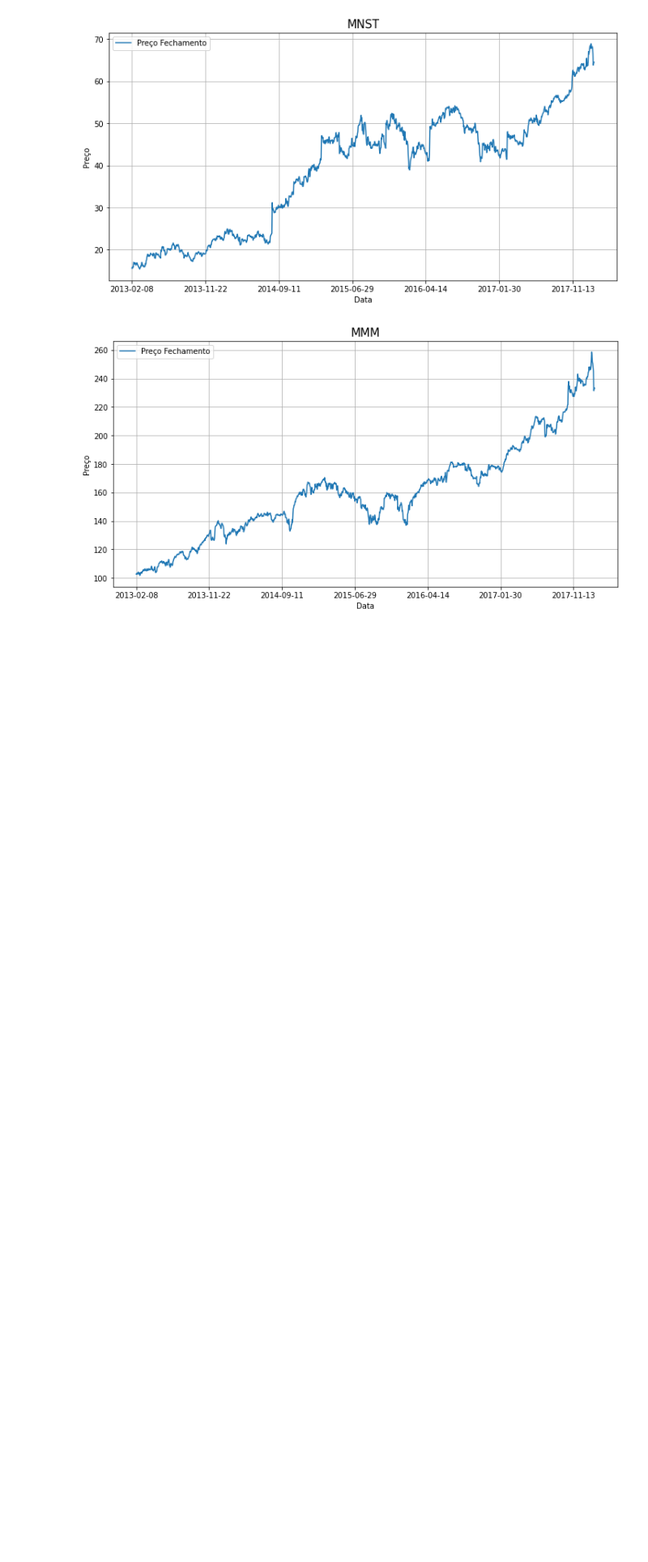
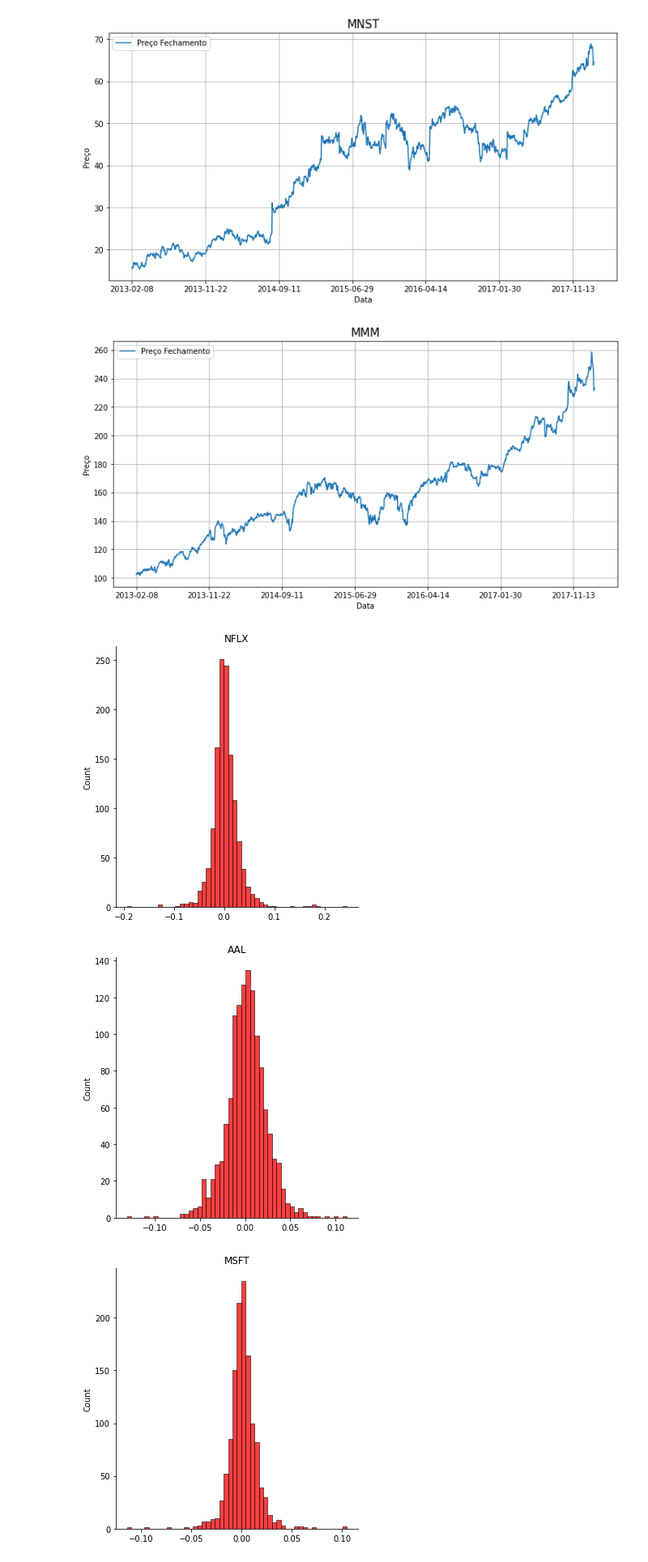
Before and after one commit to Gabrieleas10/monte_carlo_simulation, a Jupyter notebook: monte_carlo_simulations.ipynb, the cells around one changed output. Shown: that part at 81% size. Drawn from its saved outputs; the diff is of its cells as text; code cells hidden in the pictures; blank space fills up the shorter version.

```diff
--- a/monte_carlo_simulations.ipynb
+++ b/monte_carlo_simulations.ipynb
@@ -55,3 +49,15 @@ for empresa in lista_empresas:
 [figure]
 [figure]
 [figure]
+# %%
+### cálculo da diferença percentual entre os dias ###
+# distribuição do retorno diario das ações #
+for empresa in lista_empresas:
+    globals()[empresa]['daily_var_'+empresa] = globals()[empresa]['close'].pct_change()
+    sns.displot(list(globals()[empresa]['daily_var'].values), bins=50, color='red')
+    plt.title(empresa)
+    plt.show()
+# %% [output]
+[figure, added]
+[figure, added]
+[figure, added]
```
Also changed, not shown: parts of 9 cells of this notebook.
